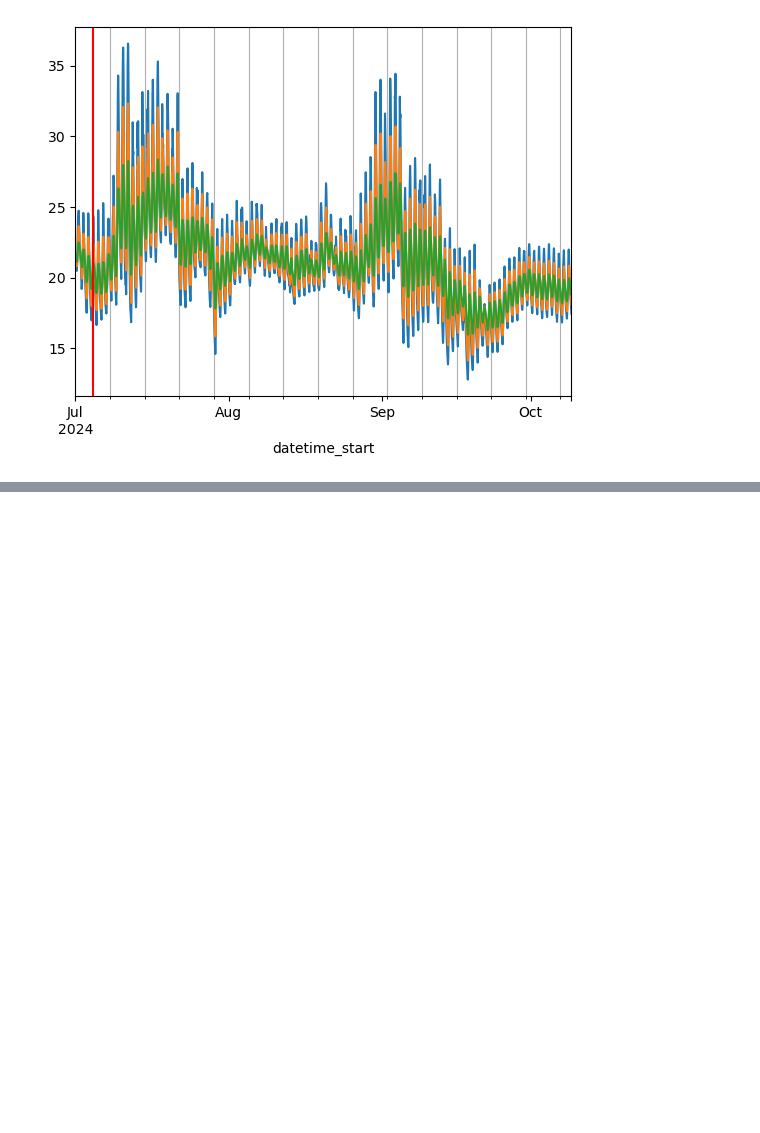
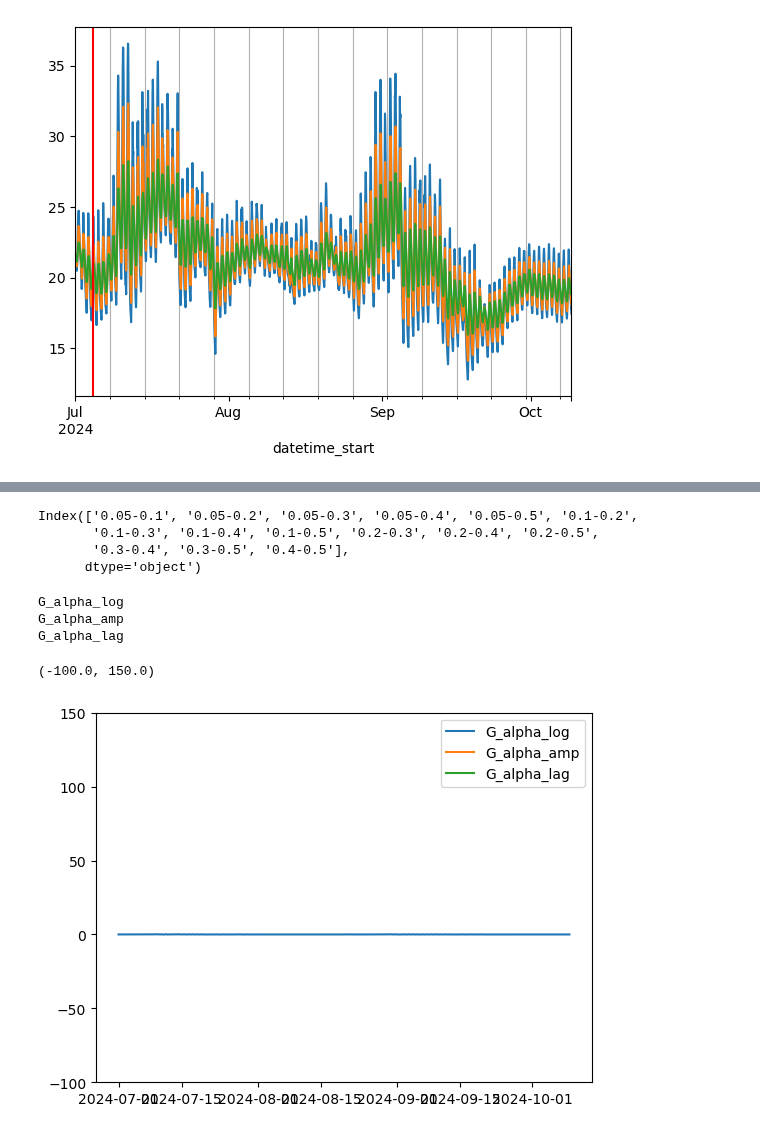
Before and after one commit to utah-geological-survey/MicroMet, a Jupyter notebook: Notebooks/soil_props.ipynb, the cells around one changed output, grey strips where cells are left out. Cells and saved outputs as stored; diff of their text form; code cells hidden in the pictures; blank space fills up the shorter version.

```diff
--- a/Notebooks/soil_props.ipynb
+++ b/Notebooks/soil_props.ipynb
@@ -35,7 +95,10 @@ plt.grid(True, which='minor')
 # %% [output]
 [figure]
 # %%
-utd_soilt = soildfs.loc['US-UTD'][['ts_3_1_1','ts_3_2_1','ts_3_3_1','swc_3_1_1','swc_3_2_1','swc_3_3_1']].replace(-9999,np.nan)
-utd_soilt = utd_soilt[utd_soilt.index >= '2024-07-01']#.resample('30T').mean()
-utd_soilt.to_parquet('utd_soil_data.parquet')
-utd_soilt.to_csv('utd_soil_data.csv')
+ut_soilt = soildfs.loc['US-UTD'][['ts_3_1_1','ts_3_2_1','ts_3_3_1',
+                                   'ts_3_4_1','ts_3_5_1','ts_3_6_1',
+                                   'swc_3_1_1','swc_3_2_1','swc_3_3_1',
+                                   'swc_3_4_1','swc_3_5_1','swc_3_6_1']].replace(-9999,np.nan)
+ut_soilt = ut_soilt[ut_soilt.index >= '2024-07-01']#.resample('30T').mean()
+#utd_soilt.to_parquet('utd_soil_data.parquet')
+#utd_soilt.to_csv('utd_soil_data.csv')
@@ -125,0 +105,25 @@ alpha_lag
+# %%
+# Define the mapping of column names to depths
+depth_mapping = {'ts_3_1_1': 0.05, 'ts_3_2_1': 0.1, 'ts_3_3_1': 0.2, 'ts_3_4_1': 0.3, 'ts_3_5_1': 0.4, 'ts_3_6_1': 0.5}
+
+df = calculate_thermal_properties_for_all_pairs(utd_soilt, depth_mapping)
+df.index.get_level_values(0).unique()
+# %% [output]
+Index(['0.05-0.1', '0.05-0.2', '0.05-0.3', '0.05-0.4', '0.05-0.5', '0.1-0.2',
+       '0.1-0.3', '0.1-0.4', '0.1-0.5', '0.2-0.3', '0.2-0.4', '0.2-0.5',
+       '0.3-0.4', '0.3-0.5', '0.4-0.5'],
+      dtype='object')
+# %%
+data = df.loc['0.05-0.1']
+for col in data.columns:
+    if 'G' in col:
+        print(col)
+        plt.plot(data.index, data[col], label=col)
+plt.legend()
+plt.ylim(-100, 150)
+# %% [output]
+G_alpha_log
+G_alpha_amp
+G_alpha_lag
+(-100.0, 150.0)
+[figure, added]
```
Also changed, not shown: parts of 16 cells of this notebook, 1 other file.
